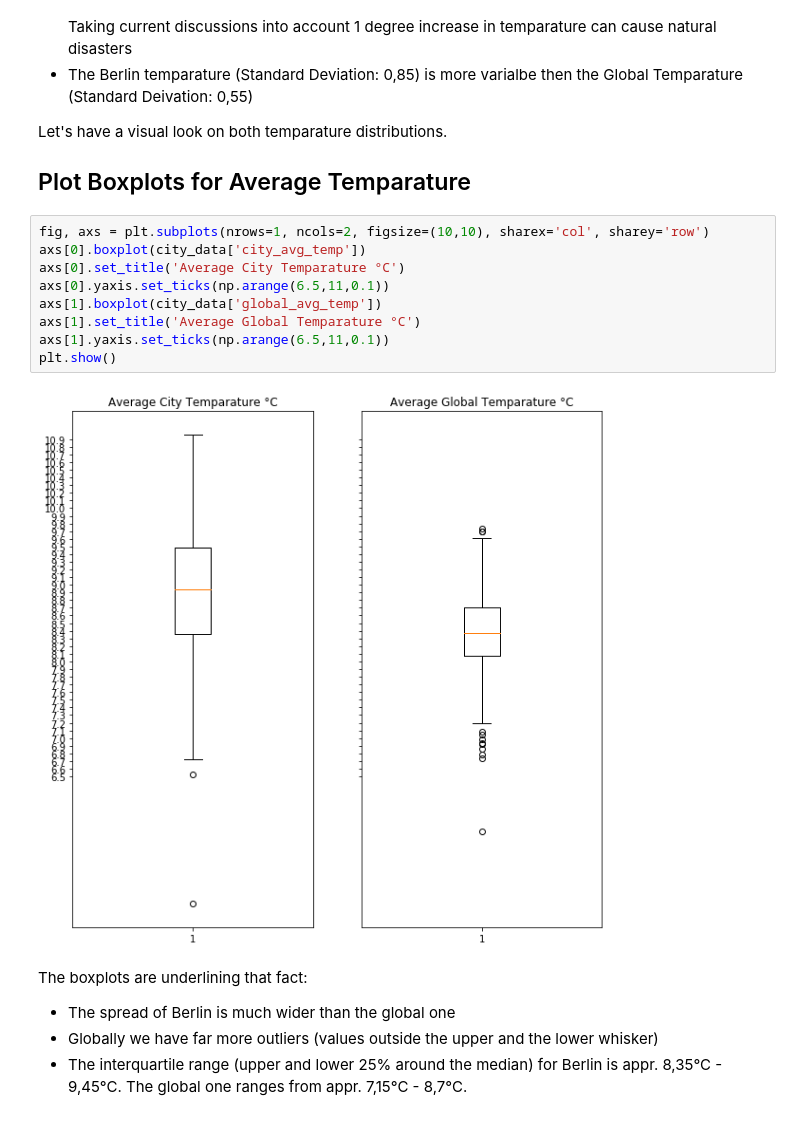
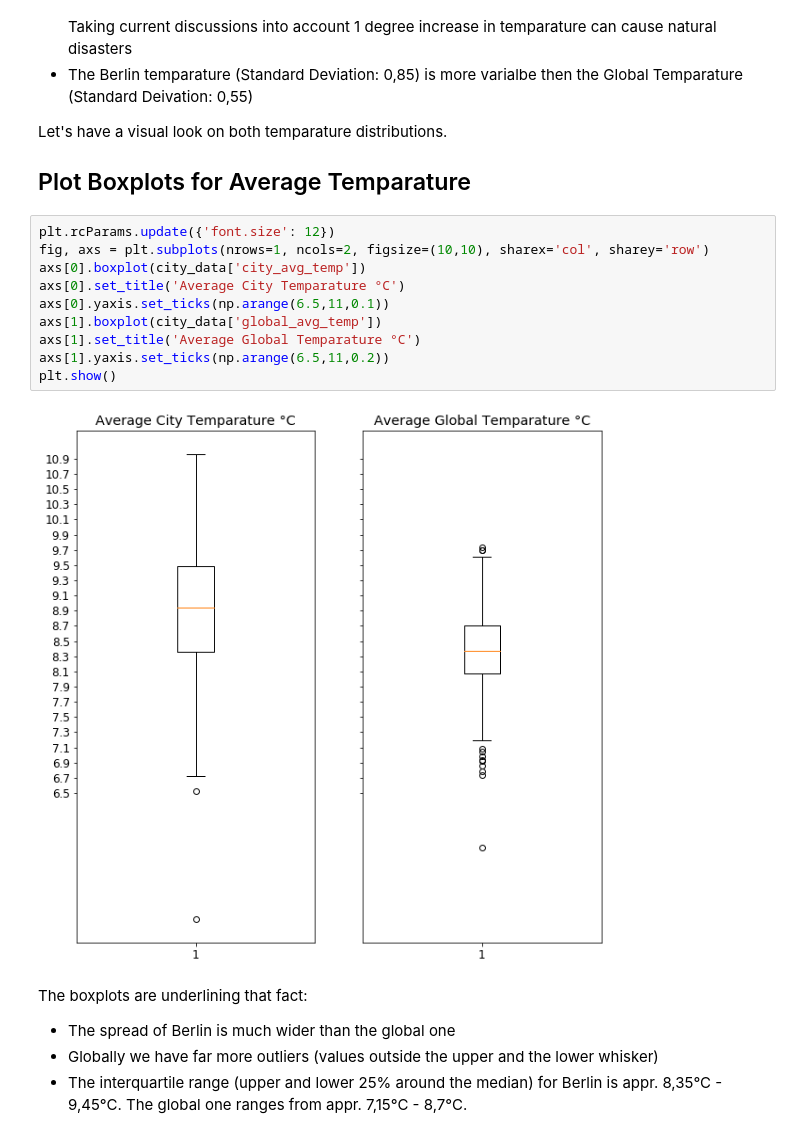
Before and after one commit to moosial/ExploreWeatherTrends, a Jupyter notebook: Explore_weather_trends.ipynb, the cells around one changed output. Drawn from its saved outputs; the diff is of its cells as text.

```diff
--- a/Explore_weather_trends.ipynb
+++ b/Explore_weather_trends.ipynb
@@ -171,16 +171,17 @@ Let's have a visual look on both temparature distributions.
 
 ## Plot Boxplots for Average Temparature
 # %%
+plt.rcParams.update({'font.size': 12})
 fig, axs = plt.subplots(nrows=1, ncols=2, figsize=(10,10), sharex='col', sharey='row')
 axs[0].boxplot(city_data['city_avg_temp'])
 axs[0].set_title('Average City Temparature °C')
 axs[0].yaxis.set_ticks(np.arange(6.5,11,0.1))
 axs[1].boxplot(city_data['global_avg_temp'])
 axs[1].set_title('Average Global Temparature °C')
-axs[1].yaxis.set_ticks(np.arange(6.5,11,0.1))
+axs[1].yaxis.set_ticks(np.arange(6.5,11,0.2))
 plt.show()
 # %% [output]
-[figure, old version]
+[figure, new version]
 # %% [markdown]
 The boxplots are underlining that fact:
 
```
Also changed, not shown: parts of 2 cells of this notebook, 2 other files.
